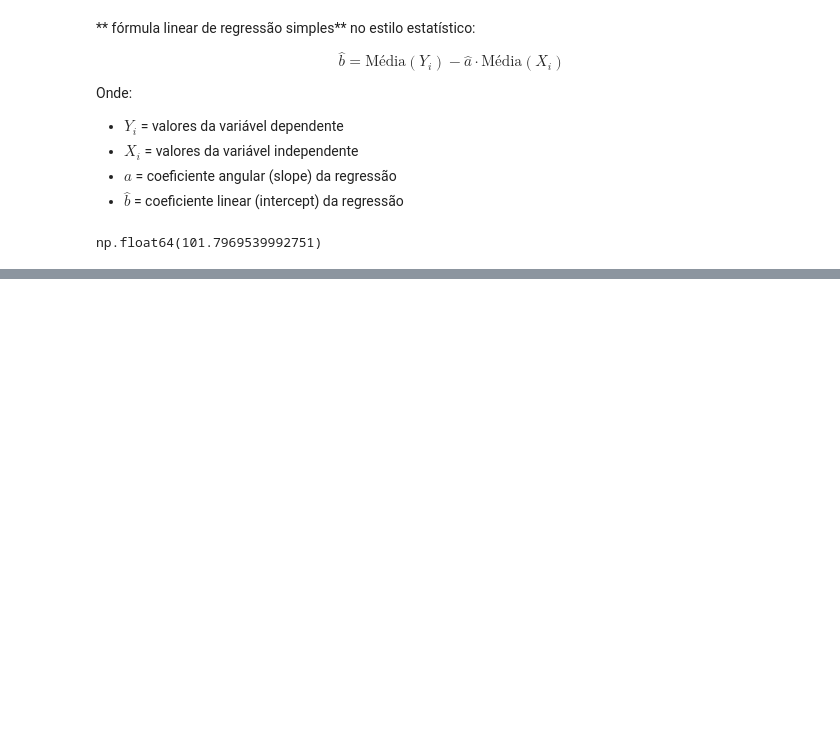
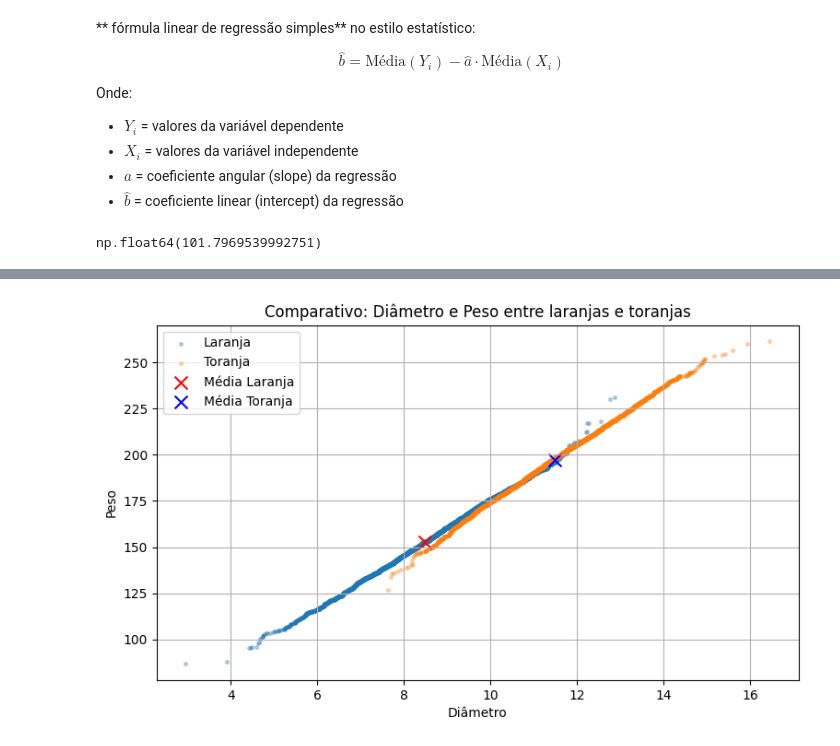
Before and after one commit to YuriArduino/Estudos_Numpy, a Jupyter notebook: Operação_entre_arrays.ipynb, the cells around one changed output, grey strips where cells are left out. Cells and saved outputs as stored; diff of their text form; code cells hidden in the pictures; blank space fills up the shorter version.

```diff
--- a/Operação_entre_arrays.ipynb
+++ b/Operação_entre_arrays.ipynb
@@ -402,0 +499,18 @@ np.float64(101.7969539992751)
+# %%
+# Pontos médios
+plt.figure(figsize=(9,5))
+plt.scatter(orange_diameters, orange_weights, label='Laranja', alpha=0.3, s=7)
+plt.scatter(grapefruit_diameters, grapefruit_weights, label='Toranja', alpha=0.3, s=7)
+
+# Médias (um ponto central para cada fruta)
+plt.scatter(x_mean, y_mean, color='red', marker='x', s=100, label='Média Laranja')
+plt.scatter(z_mean, w_mean, color='blue', marker='x', s=100, label='Média Toranja')
+
+plt.xlabel('Diâmetro')
+plt.ylabel('Peso')
+plt.title('Comparativo: Diâmetro e Peso entre laranjas e toranjas')
+plt.legend()
+plt.grid(True)
+plt.show()
+# %% [output]
+[figure, added]
```
Also changed, not shown: parts of 16 cells of this notebook.
